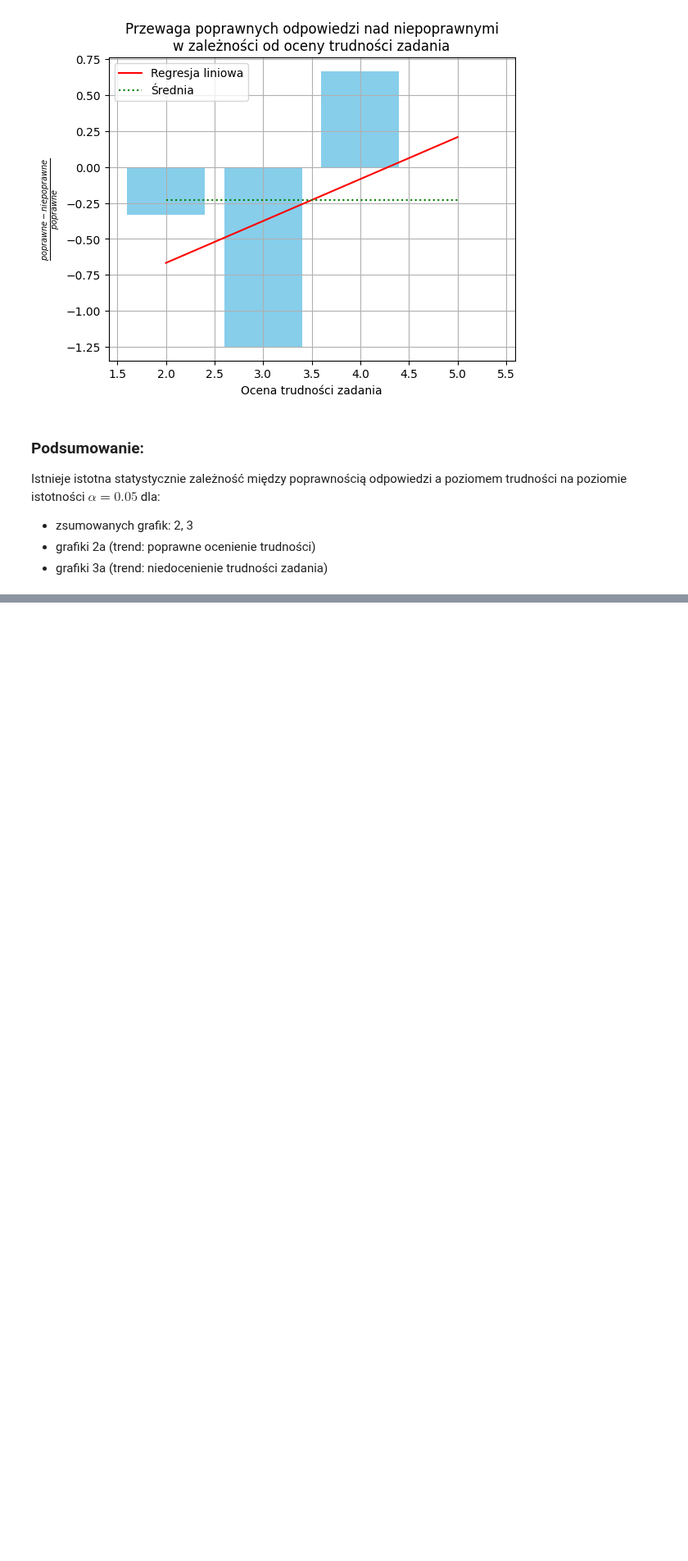
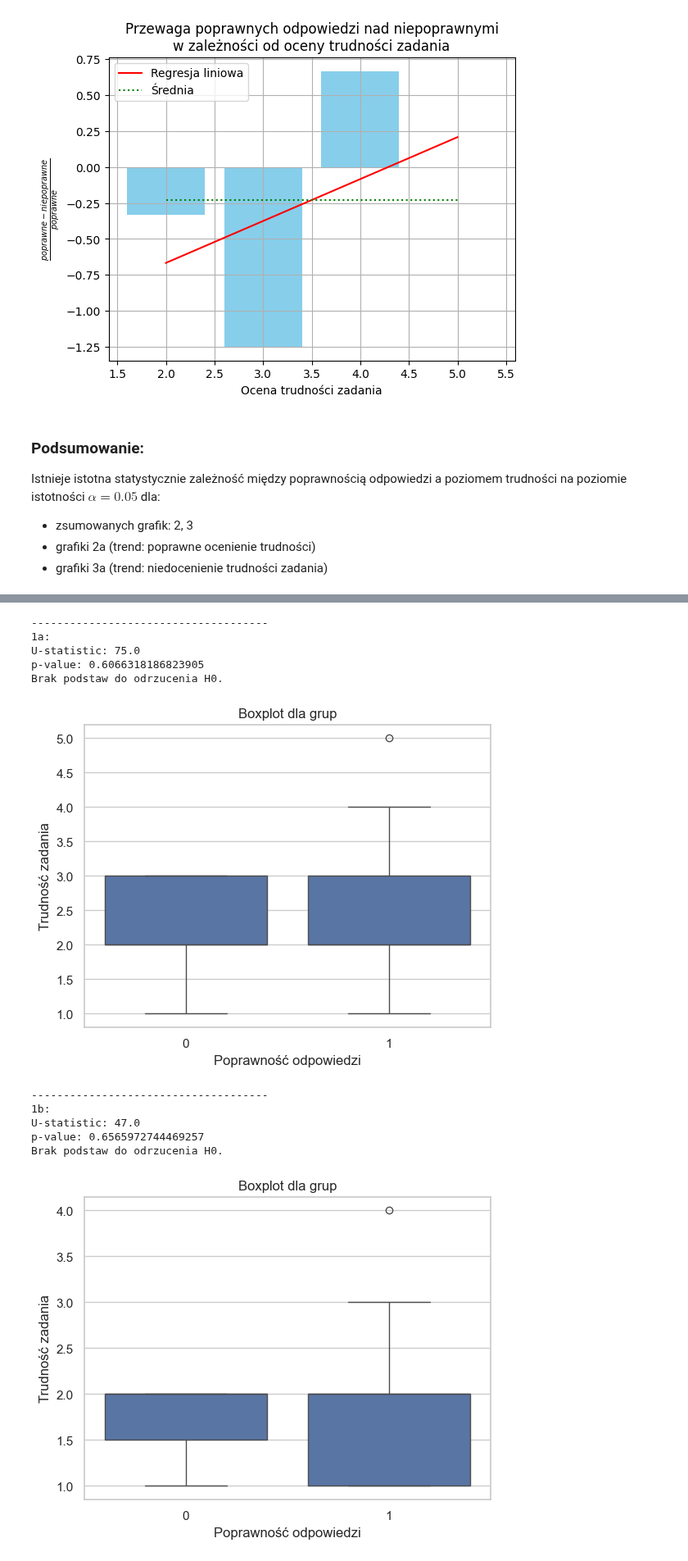
Before and after one commit to MartaSolarz/Master_thesis, a Jupyter notebook: statistical_tests/general/1_poprawnosc_vs_trudnosc.ipynb, the cells around one changed output, grey strips where cells are left out. Shown at 82% size. Drawn from its saved outputs; the diff is of its cells as text; code cells hidden in the pictures; blank space fills up the shorter version.

```diff
--- a/statistical_tests/general/1_poprawnosc_vs_trudnosc.ipynb
+++ b/statistical_tests/general/1_poprawnosc_vs_trudnosc.ipynb
@@ -412,0 +288,19 @@ df_corr.to_csv('../plots/poprawnosc_count.csv')
+# %%
+for i, df in enumerate(dfs):
+    print('-------------------------------------')
+    print(names[i+1])
+    mann_whitney_test([df['difficulty'][df['correctness'] == 0], df['difficulty'][df['correctness'] == 1]], ALPHA)
+    plot_multi_boxplot(df, 'correctness', 'difficulty', 'Poprawność odpowiedzi', 'Trudność zadania')
+# %% [output]
+-------------------------------------
+1a:
+U-statistic: 75.0
+p-value: 0.6066318186823905
+Brak podstaw do odrzucenia H0.
+[figure, added]
+-------------------------------------
+1b:
+U-statistic: 47.0
+p-value: 0.6565972744469257
+Brak podstaw do odrzucenia H0.
+[figure, added]
```
Also changed, not shown: parts of 35 cells of this notebook, 5 other files.
